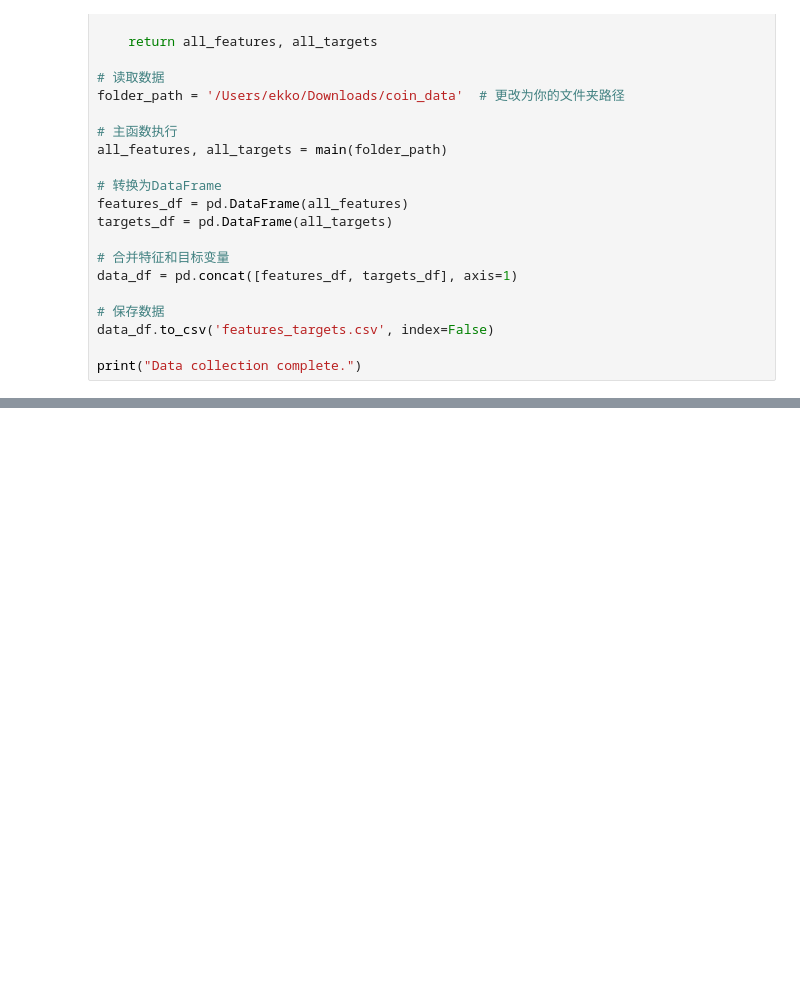
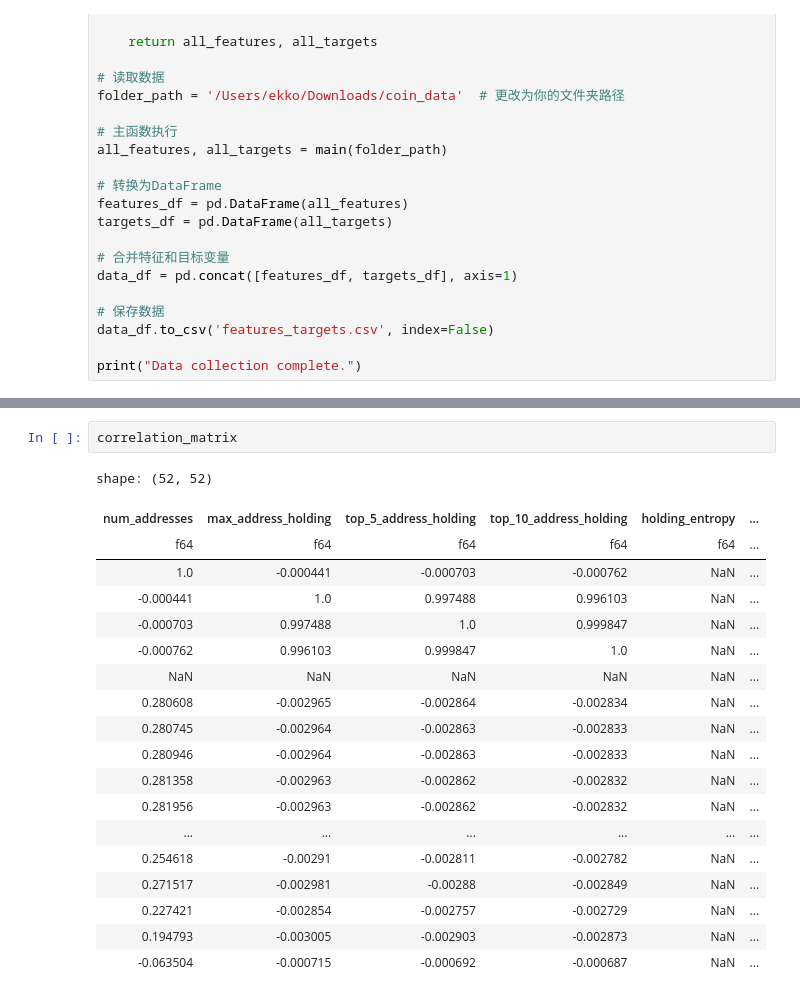
Before and after one commit to aMagicNeko/shitcoin, a Jupyter notebook: shitcoin_analysis/anlysis.ipynb, the cells around one changed output, grey strips where cells are left out. Saved outputs shown, nothing was run; the diff lists cells and outputs as text; blank space fills up the shorter version.

```diff
--- a/shitcoin_analysis/anlysis.ipynb
+++ b/shitcoin_analysis/anlysis.ipynb
@@ -40,0 +264,22 @@ print("Data collection complete.")
+# %%
+correlation_matrix
+# %% [output]
+shape: (52, 52)
+| num_addresses | max_address_holding | top_5_address_holding | top_10_address_holding | holding_entropy | ... |
+| f64 | f64 | f64 | f64 | f64 | ... |
+| 1.0 | -0.000441 | -0.000703 | -0.000762 | NaN | ... |
+| -0.000441 | 1.0 | 0.997488 | 0.996103 | NaN | ... |
+| -0.000703 | 0.997488 | 1.0 | 0.999847 | NaN | ... |
+| -0.000762 | 0.996103 | 0.999847 | 1.0 | NaN | ... |
+| NaN | NaN | NaN | NaN | NaN | ... |
+| 0.280608 | -0.002965 | -0.002864 | -0.002834 | NaN | ... |
+| 0.280745 | -0.002964 | -0.002863 | -0.002833 | NaN | ... |
+| 0.280946 | -0.002964 | -0.002863 | -0.002833 | NaN | ... |
+| 0.281358 | -0.002963 | -0.002862 | -0.002832 | NaN | ... |
+| 0.281956 | -0.002963 | -0.002862 | -0.002832 | NaN | ... |
+| ... | ... | ... | ... | ... | ... |
+| 0.254618 | -0.00291 | -0.002811 | -0.002782 | NaN | ... |
+| 0.271517 | -0.002981 | -0.00288 | -0.002849 | NaN | ... |
+| 0.227421 | -0.002854 | -0.002757 | -0.002729 | NaN | ... |
+| 0.194793 | -0.003005 | -0.002903 | -0.002873 | NaN | ... |
+| -0.063504 | -0.000715 | -0.000692 | -0.000687 | NaN | ... |
```
Also changed, not shown: parts of 8 cells of this notebook, 1 other file.
